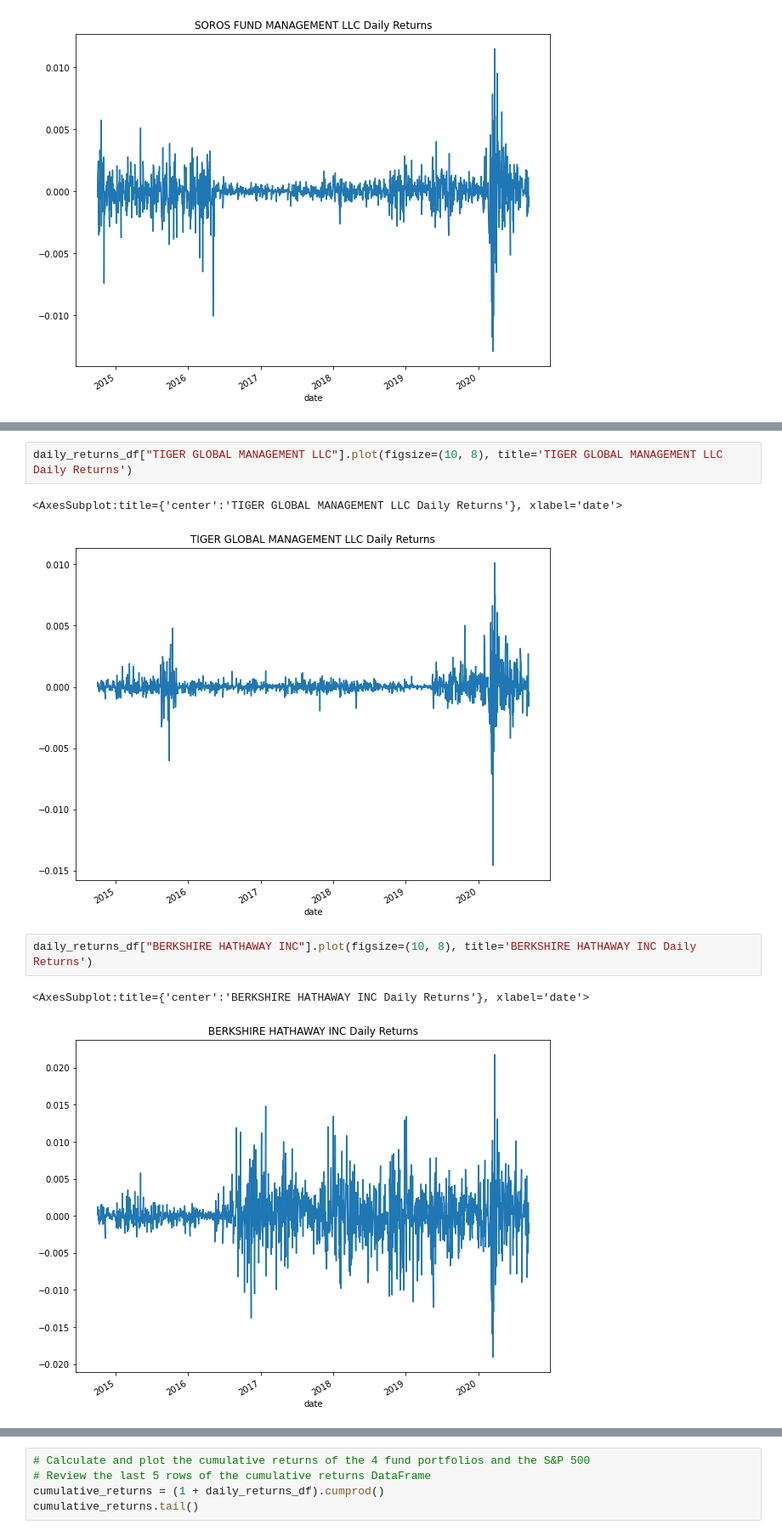
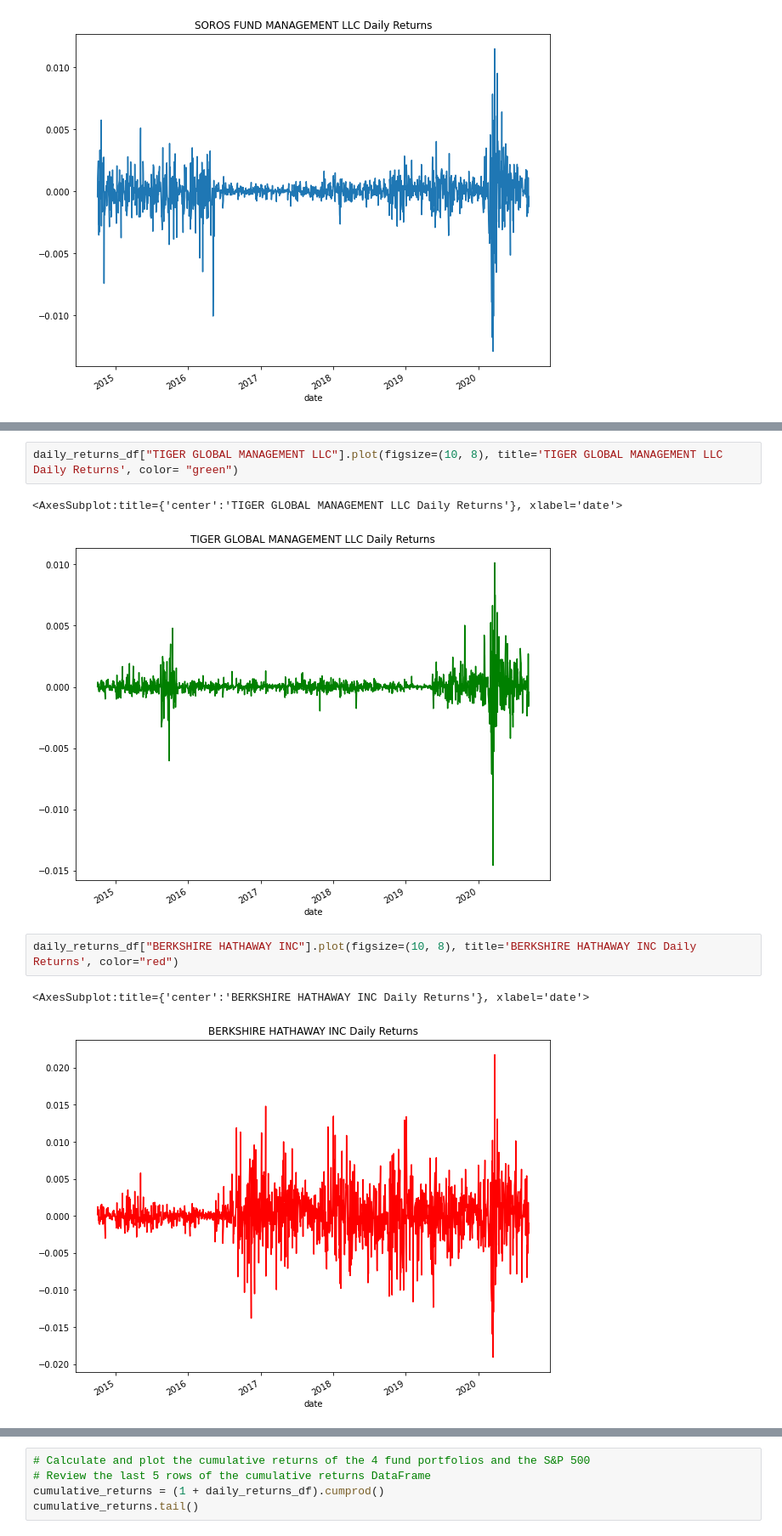
Before and after one commit to codan81/Risk-Return-Analysis-4-Investments, a Jupyter notebook: risk_return_analysis.ipynb, the cells around one changed output, grey strips where cells are left out. Shown at 85% size. Saved outputs shown, nothing was run; the diff lists cells and outputs as text.

```diff
--- a/risk_return_analysis.ipynb
+++ b/risk_return_analysis.ipynb
@@ -157,11 +157,11 @@ daily_returns_df["PAULSON & CO.INC."].plot(figsize=(10, 8), title='PAULSON & CO.
 # %%
-daily_returns_df["TIGER GLOBAL MANAGEMENT LLC"].plot(figsize=(10, 8), title='TIGER GLOBAL MANAGEMENT LLC Daily Returns')
+daily_returns_df["TIGER GLOBAL MANAGEMENT LLC"].plot(figsize=(10, 8), title='TIGER GLOBAL MANAGEMENT LLC Daily Returns', color= "green")
 # %% [output]
 <AxesSubplot:title={'center':'TIGER GLOBAL MANAGEMENT LLC Daily Returns'}, xlabel='date'>
-[figure, old version]
+[figure, new version]
 # %%
-daily_returns_df["BERKSHIRE HATHAWAY INC"].plot(figsize=(10, 8), title='BERKSHIRE HATHAWAY INC Daily Returns')
+daily_returns_df["BERKSHIRE HATHAWAY INC"].plot(figsize=(10, 8), title='BERKSHIRE HATHAWAY INC Daily Returns', color="red")
 # %% [output]
 <AxesSubplot:title={'center':'BERKSHIRE HATHAWAY INC Daily Returns'}, xlabel='date'>
-[figure, old version]
+[figure, new version]
 # %%
```
Also changed, not shown: parts of 3 cells of this notebook.
